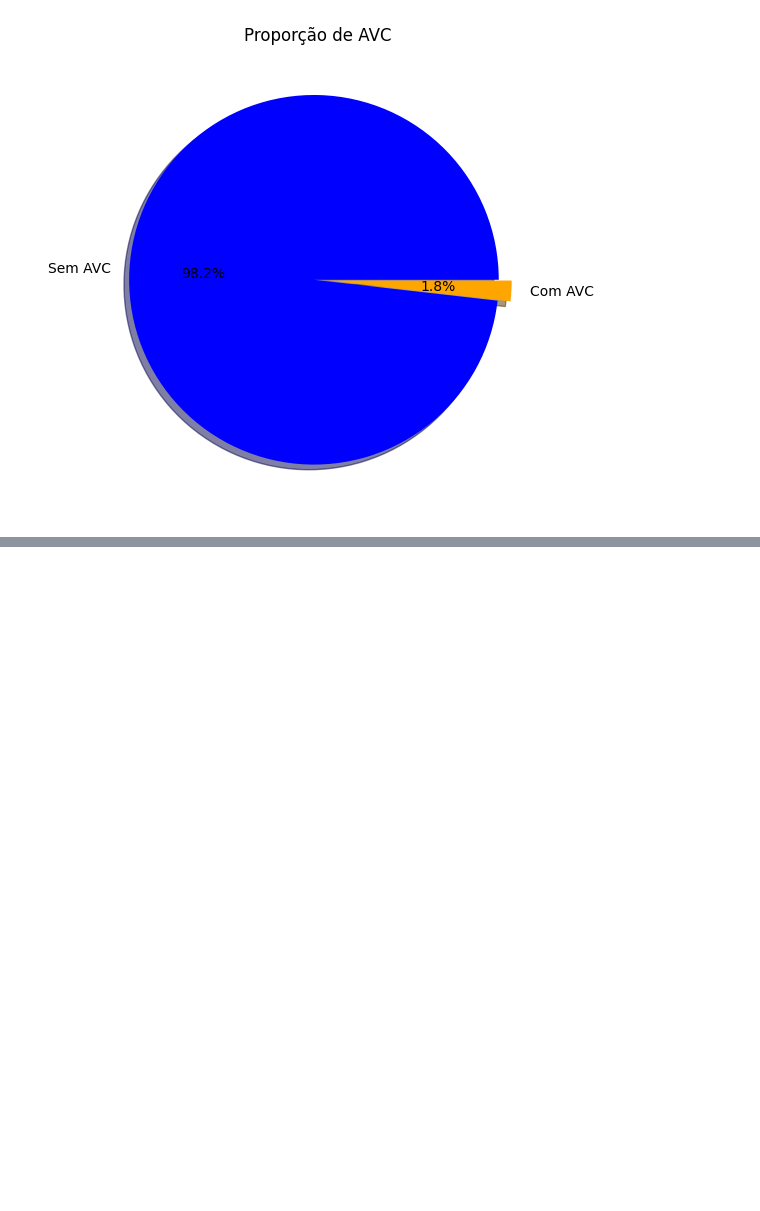
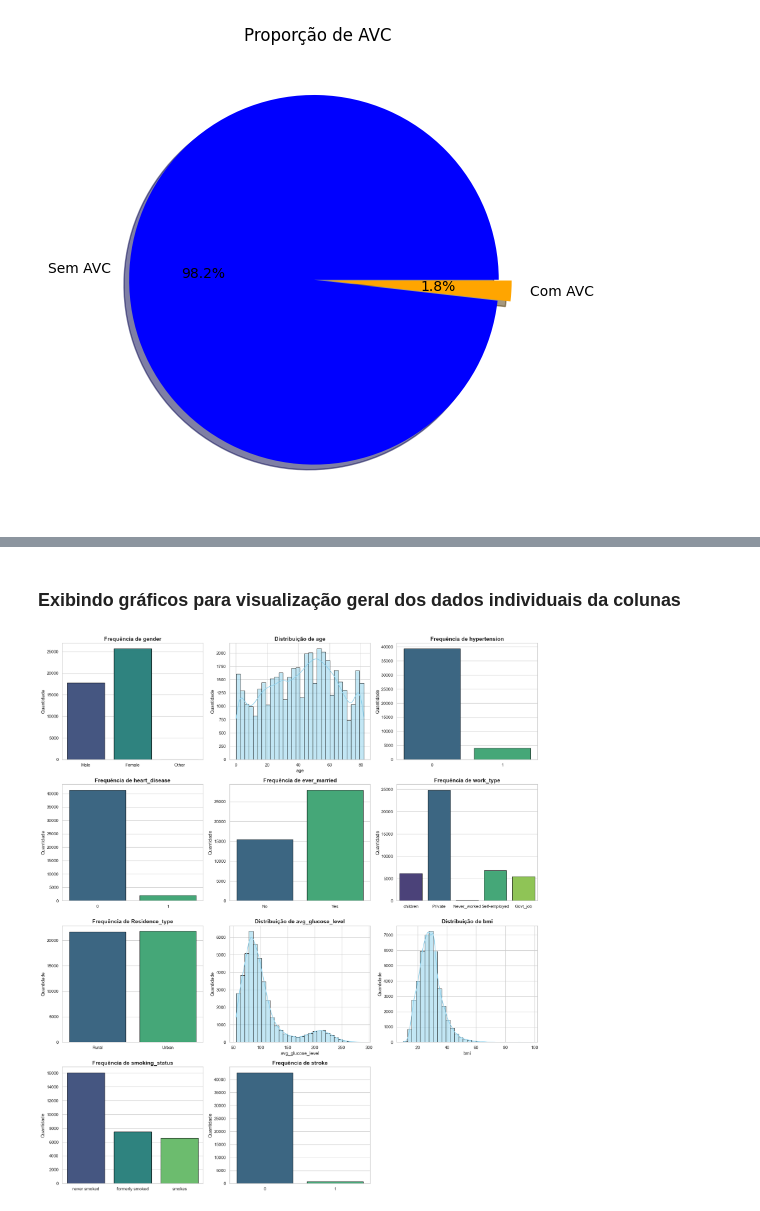
Before and after one commit to StefanieFranco/ML-Classification-Stroke, a Jupyter notebook: modelo_classificacao_stroke.ipynb, the cells around one changed output, grey strips where cells are left out. Cells and saved outputs as stored; diff of their text form; code cells hidden in the pictures; blank space fills up the shorter version.

```diff
--- a/modelo_classificacao_stroke.ipynb
+++ b/modelo_classificacao_stroke.ipynb
@@ -108,0 +115,18 @@ Name: count, dtype: int64
+# %%
+#removendo a coluna id
+df.drop('id', axis=1, inplace=True)
+
+#executnado tratamento de colunas nulas
+# Vamos preencher o BMI com a media de acordo com o Genero e Idade seguindo abordando com o método de grupos
+df['bmi'] = df['bmi'].fillna(df.groupby(['gender', 'age'])['bmi'].transform('mean'))
+
+# Nao vamos remover a categoria unknow dos fumantes para prevenir ruidos desnecessários *** Resposta Gemini
+# (Optou-se por manter a categoria 'Unknown' em smoking_status pois a ausência dessa informação pode representar um viés sistemático na coleta de dados hospitalares que o modelo pode capturar.) ***
+
+# Verifica se sobrou algum nulo após o tratamento por grupos
+nulos_restantes = df['bmi'].isnull().sum()
+if nulos_restantes > 0:
+    print(f"Atenção: Sobraram {nulos_restantes} nulos no BMI. Preenchendo com a mediana geral.")
+    df['bmi'] = df['bmi'].fillna(df['bmi'].median())
+else:
+    print("✅ BMI 100% preenchido!")
@@ -108,0 +151,53 @@ Name: count, dtype: int64
+# %% [markdown]
+### Exibindo gráficos para visualização geral dos dados individuais da colunas
+# %%
+# Usamos o df original para manter as legendas (Male, Female, Private, etc)
+colunas = df.columns.tolist()
+sns.set_theme(style="whitegrid")
+n_cols = 3
+n_rows = math.ceil(len(colunas) / n_cols)
+
+fig, axes = plt.subplots(n_rows, n_cols, figsize=(18, 5 * n_rows))
+axes = axes.flatten()
+
+for idx, col in enumerate(colunas):
+    ax = axes[idx]
+
+    # Se a coluna for numérica e tiver muitos valores (ex: age, bmi, glucose)
+    if df[col].nunique() > 10 and df[col].dtype != 'object':
+        sns.histplot(
+            df[col].dropna(),
+            bins=30,
+            kde=True,
+            color='skyblue',
+            edgecolor='black',
+            linewidth=0.8,
+            ax=ax
+        )
+        ax.set_title(f'Distribuição de {col}', fontsize=14, fontweight='bold')
+
+    # Se a coluna for categórica ou binária (ex: gender, hypertension, heart_disease, stroke)
+    else:
+        # Usamos countplot para manter o padrão visual do Seaborn
+        sns.countplot(
+            data=df,
+            x=col,
+            ax=ax,
+            palette='viridis',
+            edgecolor='black',
+            hue=col,            # Adicionado para evitar avisos de futuras versões
+            legend=False
+        )
+        ax.set_title(f'Frequência de {col}', fontsize=14, fontweight='bold')
+        ax.set_xlabel('') # Limpa o label do eixo X para não repetir o título
+
+    ax.set_ylabel('Quantidade')
+
+# Remove eixos extras que ficarem em branco
+for i in range(len(colunas), len(axes)):
+    fig.delaxes(axes[i])
+
+plt.tight_layout()
+plt.show()
+# %% [output]
+[figure, added]
```
Also changed, not shown: parts of 6 cells of this notebook, 1 other file.
